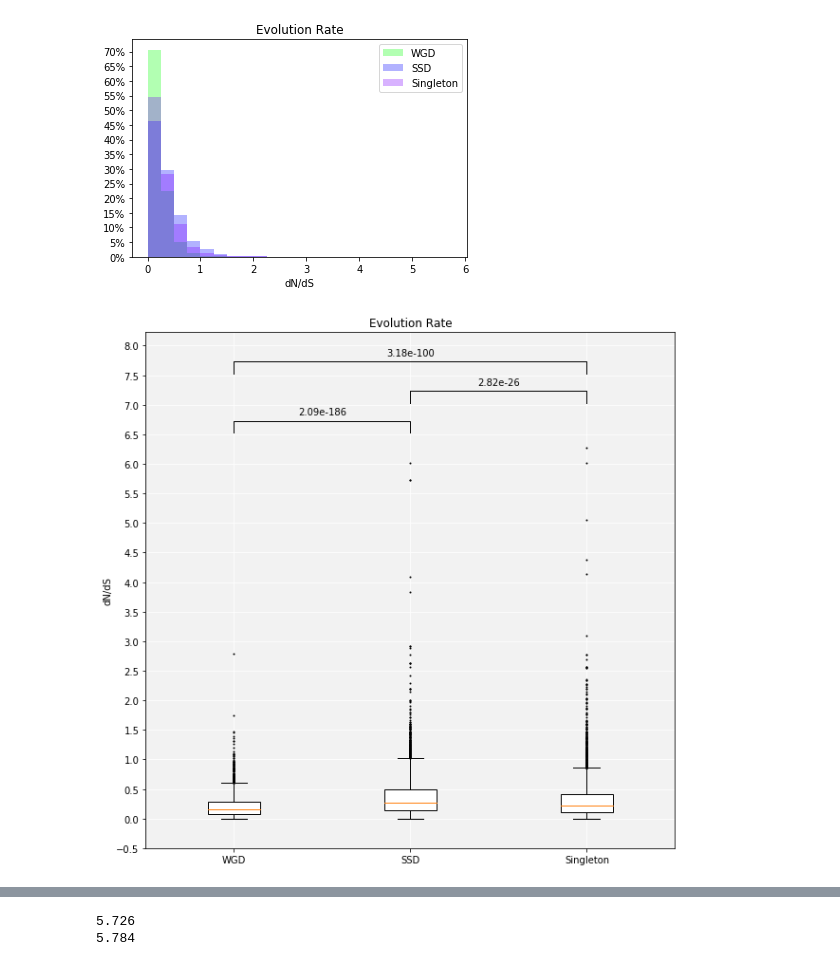
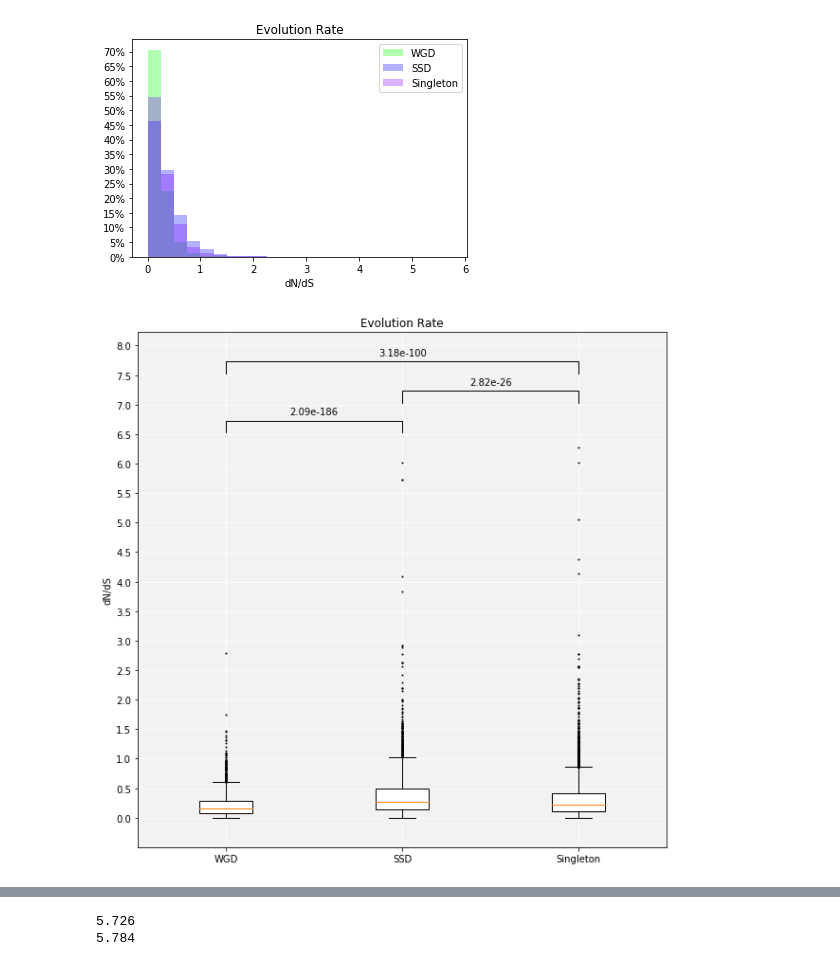
Before and after one commit to ZoeVance/data_cleaning_backup, a Jupyter notebook: Data_visualisation.ipynb, the cells around one changed output, grey strips where cells are left out. Cells and saved outputs as stored; diff of their text form; code cells hidden in the pictures.

```diff
--- a/Data_visualisation.ipynb
+++ b/Data_visualisation.ipynb
@@ -189,7 +189,7 @@ def mann_whitney_effect_size(list1, list2):
     r = z/math.sqrt(N)
     return(r)
 # %%
-def box_plot_pvals(wList, sList, siList, title, label, correction, filename, large_scale = False, stars=False):
+def box_plot_pvals(wList, sList, siList, title, label, correction, filename, large_scale = False, stars=False, tick_lims = None):
     box_list = []
     box_list.append(wList)
     box_list.append(sList)
@@ -213,6 +213,12 @@ def box_plot_pvals(wList, sList, siList, title, label, correction, filename, lar
         ann_start = m + 0.25
         ax.set_ylim(ymax=ann_start + 1.7)
         ax.set_yticks(np.arange(round((mi-0.5)*2)/2,ann_start+1.7,0.5))
+        if tick_lims == 'percentage':
+            ticks = [tick for tick in ax.get_yticks() if 0 <= tick <= 100 ]
+            ax.set_yticks(ticks)
+        elif tick_lims == 'positive':
+            ticks = [tick for tick in ax.get_yticks() if 0 <= tick]
+            ax.set_yticks(ticks)
 
         plt.plot([1,1,2,2], [ann_start,ann_start+0.2,ann_start+0.2,ann_start], color = (0,0,0,1), linewidth= 1)
         ax.annotate(get_stars(wList,sList, correction), xy = (1.5, ann_start+0.2), size = 15, ha= 'center')
@@ -239,6 +245,12 @@ def box_plot_pvals(wList, sList, siList, title, label, correction, filename, lar
         ann_start = m + 2.5
         ax.set_ylim(ymax=ann_start + 17)
         ax.set_yticks(np.arange(mi-5,ann_start+17,5))
+        if tick_lims == 'percentage':
+            ticks = [tick for tick in ax.get_yticks() if 0 <= tick <= 100 ]
+            ax.set_yticks(ticks)
+        elif tick_lims == 'positive':
+            ticks = [tick for tick in ax.get_yticks() if 0 <= tick]
+            ax.set_yticks(ticks)
 
         plt.plot([1,1,2,2], [ann_start,ann_start+2,ann_start+2,ann_start], color = (0,0,0,1), linewidth= 1)
         ax.annotate(get_stars(wList,sList, correction), xy = (1.5, ann_start+3), size = 10, ha= 'center')
@@ -267,6 +279,12 @@ def box_plot_pvals(wList, sList, siList, title, label, correction, filename, lar
         ann_start = m + 25
         ax.set_ylim(ymax=ann_start + 170)
         ax.set_yticks(np.arange(mi-50,ann_start+170,50))
+        if tick_lims == 'percentage':
+            ticks = [tick for tick in ax.get_yticks() if 0 <= tick <= 100 ]
+            ax.set_yticks(ticks)
+        elif tick_lims == 'positive':
+            ticks = [tick for tick in ax.get_yticks() if 0 <= tick]
+            ax.set_yticks(ticks)
 
         plt.plot([1,1,2,2], [ann_start,ann_start+20,ann_start+20,ann_start], color = (0,0,0,1), linewidth= 1)
         ax.annotate(get_stars(wList,sList, correction), xy = (1.5, ann_start+30), size = 10, ha= 'center')
@@ -295,6 +313,12 @@ def box_plot_pvals(wList, sList, siList, title, label, correction, filename, lar
         ann_start = m + 2.5
         ax.set_ylim(ymax=ann_start + 17)
         ax.set_yticks(np.arange(mi-5,ann_start+17,5))
+        if tick_lims == 'percentage':
+            ticks = [tick for tick in ax.get_yticks() if 0 <= tick <= 100 ]
+            ax.set_yticks(ticks)
+        elif tick_lims == 'positive':
+            ticks = [tick for tick in ax.get_yticks() if 0 <= tick]
+            ax.set_yticks(ticks)
 
         plt.plot([1,1,2,2], [ann_start,ann_start+2,ann_start+2,ann_start], color = (0,0,0,1), linewidth= 1)
         ax.annotate(get_pval(wList,sList, correction), xy = (1.5, ann_start+3), size = 10, ha= 'center')
@@ -321,6 +345,12 @@ def box_plot_pvals(wList, sList, siList, title, label, correction, filename, lar
         ann_start = m + 25
         ax.set_ylim(ymax=ann_start + 170)
         ax.set_yticks(np.arange(mi-50,ann_start+170,50))
+        if tick_lims == 'percentage':
+            ticks = [tick for tick in ax.get_yticks() if 0 <= tick <= 100 ]
+            ax.set_yticks(ticks)
+        elif tick_lims == 'positive':
+            ticks = [tick for tick in ax.get_yticks() if 0 <= tick]
+            ax.set_yticks(ticks)
 
         plt.plot([1,1,2,2], [ann_start,ann_start+20,ann_start+20,ann_start], color = (0,0,0,1), linewidth= 1)
         ax.annotate(get_pval(wList,sList, correction), xy = (1.5, ann_start+30), size = 10, ha= 'center')
@@ -349,6 +379,12 @@ def box_plot_pvals(wList, sList, siList, title, label, correction, filename, lar
         ann_start = m + 0.25
         ax.set_ylim(ymax=ann_start + 1.7)
         ax.set_yticks(np.arange(round((mi-0.5)*2)/2,ann_start+1.7,0.5))
+        if tick_lims == 'percentage':
+            ticks = [tick for tick in ax.get_yticks() if 0 <= tick <= 100 ]
+            ax.set_yticks(ticks)
+        elif tick_lims == 'positive':
+            ticks = [tick for tick in ax.get_yticks() if 0 <= tick]
+            ax.set_yticks(ticks)
 
         plt.plot([1,1,2,2], [ann_start,ann_start+0.2,ann_start+0.2,ann_start], color = (0,0,0,1), linewidth= 1)
         ax.annotate(get_pval(wList,sList, correction), xy = (1.5, ann_start+0.3), size = 10, ha= 'center')
@@ -541,6 +571,6 @@ three_hist(WGD_mevol,SSD_mevol,sing_mevol,0,6,0.25, 'evol_3', 'Evolution Rate',
 # %% [output]
 [figure]
 # %%
-box_plot_pvals(WGD_mevol, SSD_mevol, sing_mevol, 'Evolution Rate', 'dN/dS', 14, 'evolRate_final')
+box_plot_pvals(WGD_mevol, SSD_mevol, sing_mevol, 'Evolution Rate', 'dN/dS', 14, 'evolRate_final', tick_lims='positive')
 # %% [output]
-[figure, old version]
+[figure, new version]
```
Also changed, not shown: parts of 18 cells of this notebook, 3 other files.
